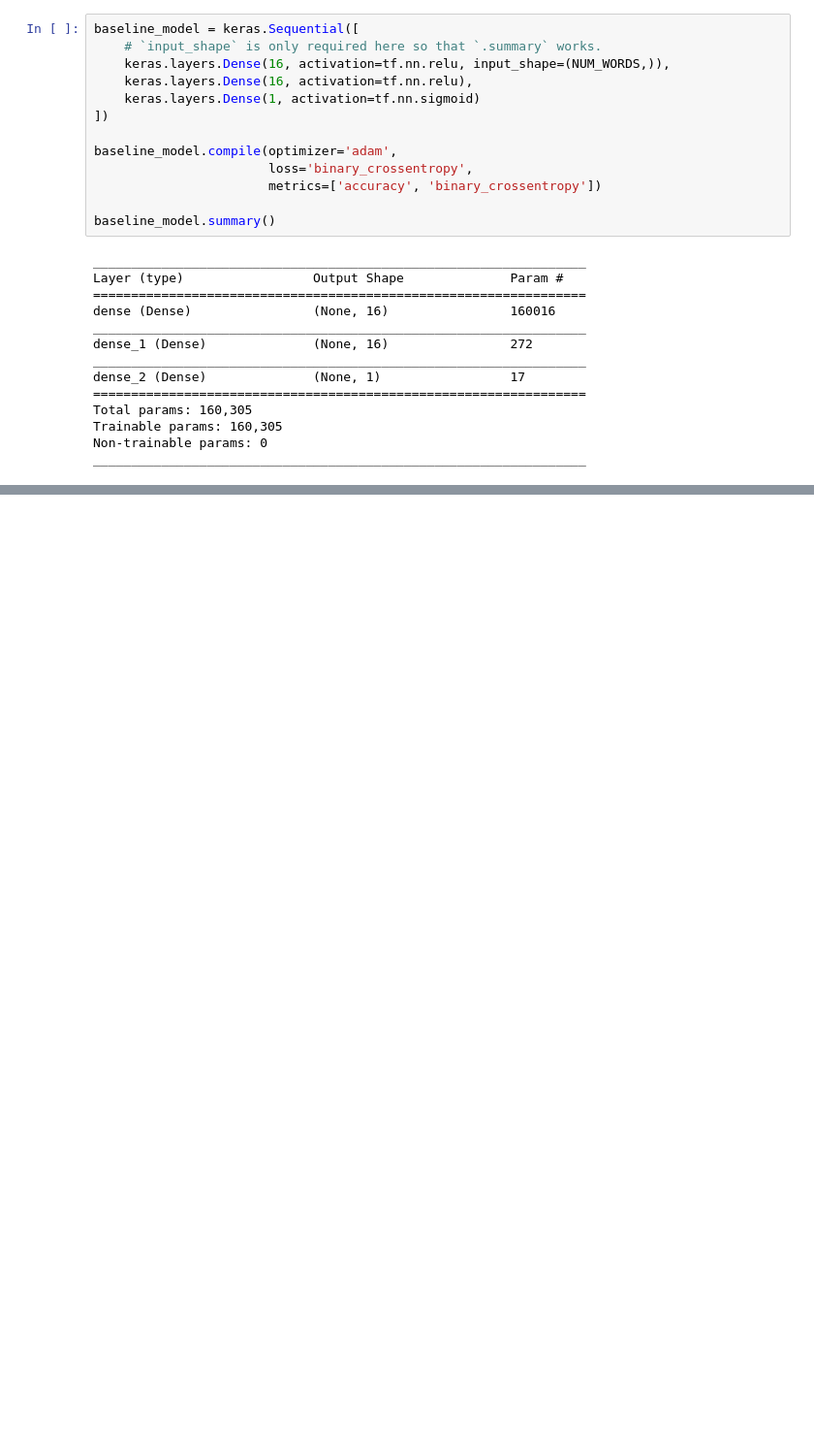
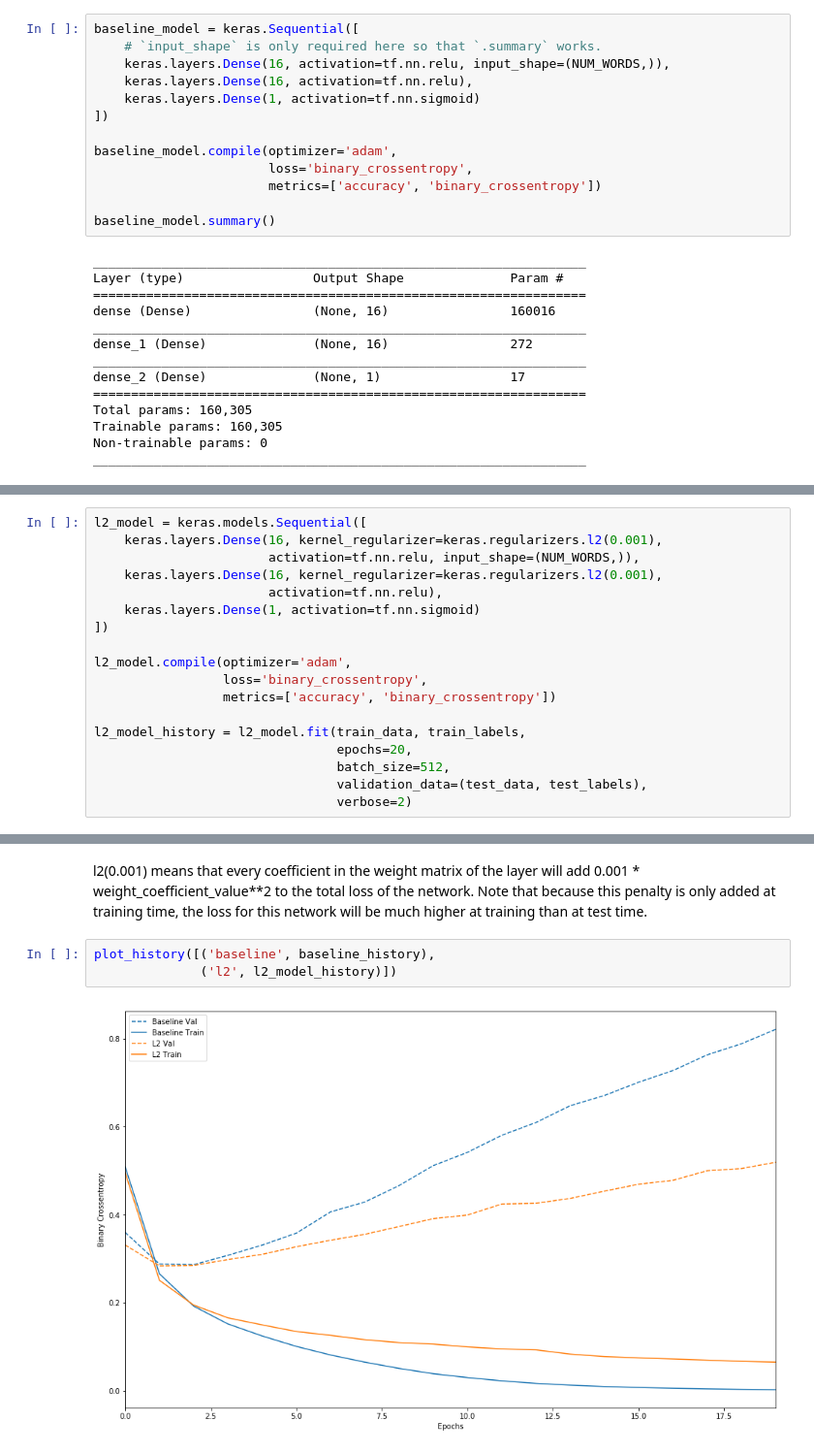
Before and after one commit to jovit/neural-net-experiments, a Jupyter notebook: tensorflow-test/overfitting and underfitting.ipynb, the cells around one changed output, grey strips where cells are left out. Shown at 97% size. Drawn from its saved outputs; the diff is of its cells as text; blank space fills up the shorter version.

```diff
--- a/tensorflow-test/overfitting and underfitting.ipynb
+++ b/tensorflow-test/overfitting and underfitting.ipynb
@@ -84,0 +223,18 @@ Epoch 20/20
+# %%
+l2_model = keras.models.Sequential([
+    keras.layers.Dense(16, kernel_regularizer=keras.regularizers.l2(0.001),
+                       activation=tf.nn.relu, input_shape=(NUM_WORDS,)),
+    keras.layers.Dense(16, kernel_regularizer=keras.regularizers.l2(0.001),
+                       activation=tf.nn.relu),
+    keras.layers.Dense(1, activation=tf.nn.sigmoid)
+])
+
+l2_model.compile(optimizer='adam',
+                 loss='binary_crossentropy',
+                 metrics=['accuracy', 'binary_crossentropy'])
+
+l2_model_history = l2_model.fit(train_data, train_labels,
+                                epochs=20,
+                                batch_size=512,
+                                validation_data=(test_data, test_labels),
+                                verbose=2)
@@ -84,0 +259,7 @@ Epoch 20/20
+# %% [markdown]
+l2(0.001) means that every coefficient in the weight matrix of the layer will add 0.001 * weight_coefficient_value**2 to the total loss of the network. Note that because this penalty is only added at training time, the loss for this network will be much higher at training than at test time.
+# %%
+plot_history([('baseline', baseline_history),
+              ('l2', l2_model_history)])
+# %% [output]
+[figure, added]
```
Also changed, not shown: parts of 12 cells of this notebook.
